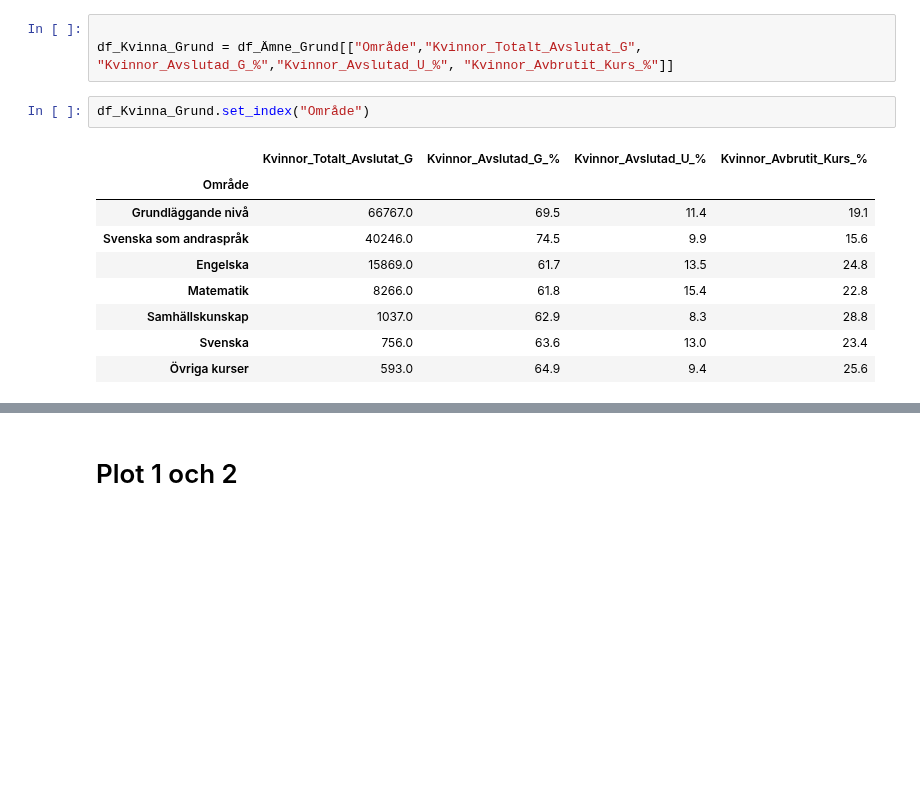
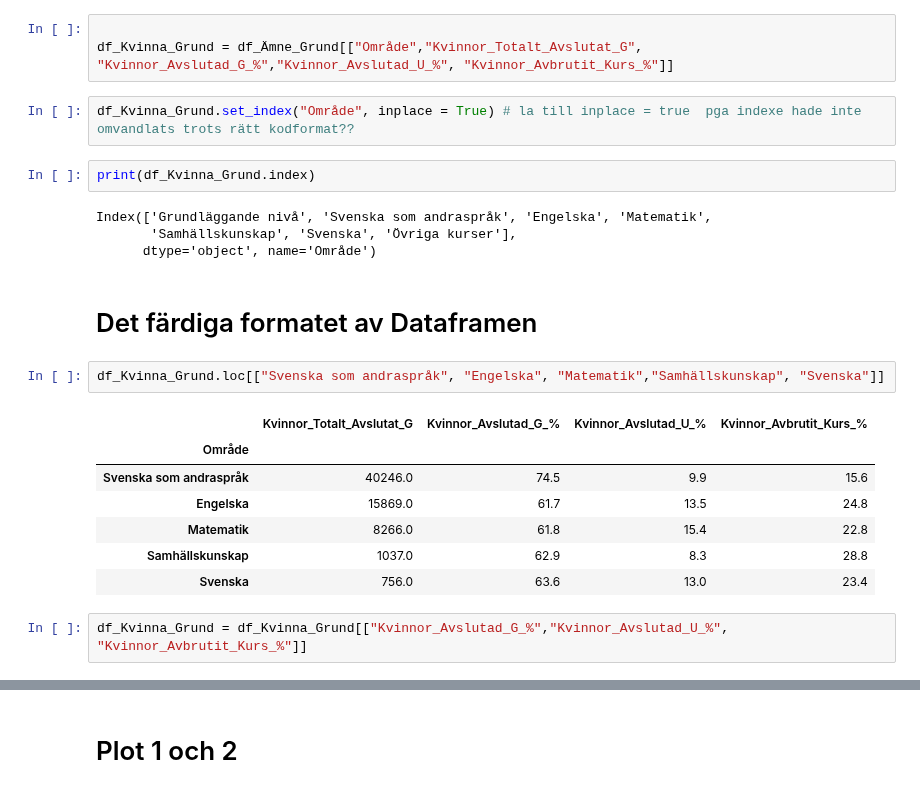
Before and after one commit to Zandri2k/Python-Sandra-Nilsson-OPA23, a Jupyter notebook: Labb_2/Labb_2.ipynb, the cells around one changed output, grey strips where cells are left out. Drawn from its saved outputs; the diff is of its cells as text; blank space fills up the shorter version.

```diff
--- a/Labb_2/Labb_2.ipynb
+++ b/Labb_2/Labb_2.ipynb
@@ -873,15 +873,25 @@ df_Ämne_Grund.set_index("Område")
 # %%
 
 df_Kvinna_Grund = df_Ämne_Grund[["Område","Kvinnor_Totalt_Avslutat_G", "Kvinnor_Avslutad_G_%","Kvinnor_Avslutad_U_%", "Kvinnor_Avbrutit_Kurs_%"]]
-# %%
-df_Kvinna_Grund.set_index("Område")
-# %% [output]
-|  | Kvinnor_Totalt_Avslutat_G | Kvinnor_Avslutad_G_% | Kvinnor_Avslutad_U_% | Kvinnor_Avbrutit_Kurs_% |
-| Område |  |  |  |  |
-| Grundläggande nivå | 66767.0 | 69.5 | 11.4 | 19.1 |
-| Svenska som andraspråk | 40246.0 | 74.5 | 9.9 | 15.6 |
-| Engelska | 15869.0 | 61.7 | 13.5 | 24.8 |
-| Matematik | 8266.0 | 61.8 | 15.4 | 22.8 |
-| Samhällskunskap | 1037.0 | 62.9 | 8.3 | 28.8 |
-| Svenska | 756.0 | 63.6 | 13.0 | 23.4 |
-| Övriga kurser | 593.0 | 64.9 | 9.4 | 25.6 |
+# %%
+df_Kvinna_Grund.set_index("Område", inplace = True) # la till inplace = true  pga indexe hade inte omvandlats trots rätt kodformat??
+# %%
+print(df_Kvinna_Grund.index)
+# %% [output]
+Index(['Grundläggande nivå', 'Svenska som andraspråk', 'Engelska', 'Matematik',
+       'Samhällskunskap', 'Svenska', 'Övriga kurser'],
+      dtype='object', name='Område')
+# %% [markdown]
+# Det färdiga formatet av Dataframen
+# %%
+df_Kvinna_Grund.loc[["Svenska som andraspråk", "Engelska", "Matematik","Samhällskunskap", "Svenska"]]
+# %% [output]
+|  | Kvinnor_Totalt_Avslutat_G | Kvinnor_Avslutad_G_% | Kvinnor_Avslutad_U_% | Kvinnor_Avbrutit_Kurs_% |
+| Område |  |  |  |  |
+| Svenska som andraspråk | 40246.0 | 74.5 | 9.9 | 15.6 |
+| Engelska | 15869.0 | 61.7 | 13.5 | 24.8 |
+| Matematik | 8266.0 | 61.8 | 15.4 | 22.8 |
+| Samhällskunskap | 1037.0 | 62.9 | 8.3 | 28.8 |
+| Svenska | 756.0 | 63.6 | 13.0 | 23.4 |
+# %%
+df_Kvinna_Grund = df_Kvinna_Grund[["Kvinnor_Avslutad_G_%","Kvinnor_Avslutad_U_%", "Kvinnor_Avbrutit_Kurs_%"]]
```
Also changed, not shown: parts of 2 cells of this notebook.
